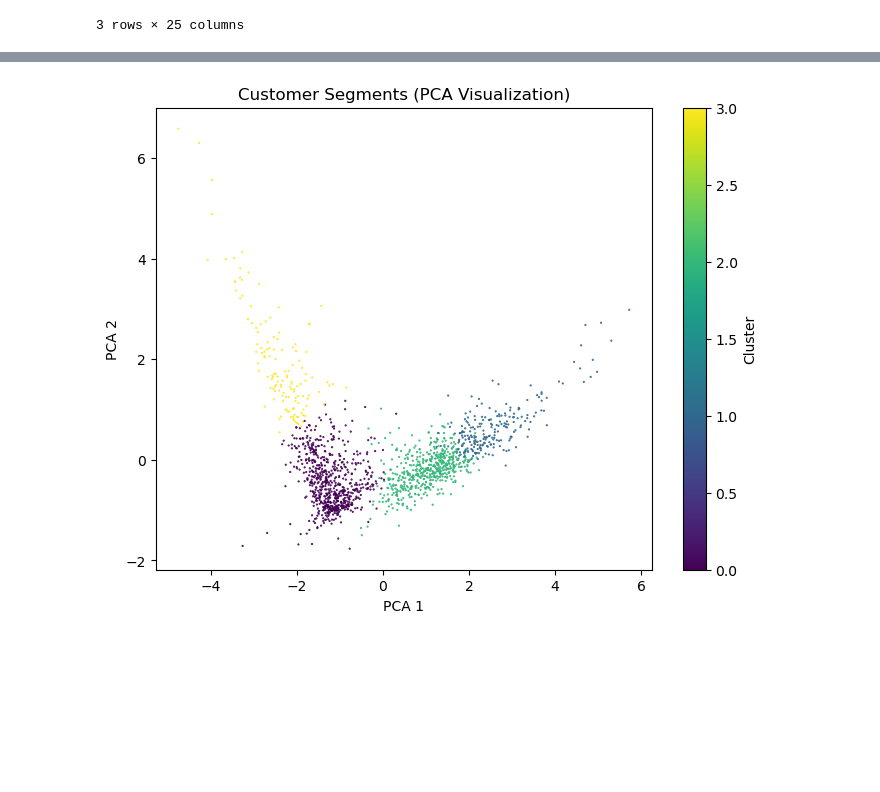
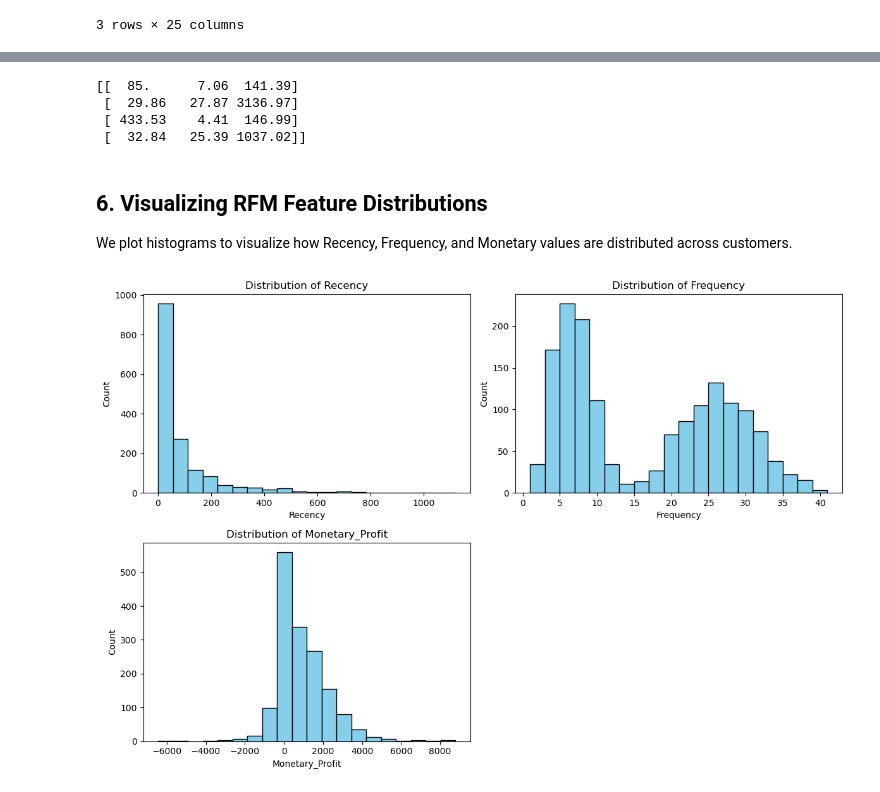
Before and after one commit to alirza81/Customer_Segmentation_Using_RFM_and_KMeans, a Jupyter notebook: notebooks/analysis.ipynb, the cells around one changed output, grey strips where cells are left out. Drawn from its saved outputs; the diff is of its cells as text; code cells hidden in the pictures; blank space fills up the shorter version.

```diff
--- a/notebooks/analysis.ipynb
+++ b/notebooks/analysis.ipynb
@@ -124,15 +156,30 @@ Cluster
-# %%
-from sklearn.decomposition import PCA
-
-pca = PCA(n_components=2)
-components = pca.fit_transform(rfm_scaled)
-
-plt.figure(figsize=(8, 6))
-plt.scatter(components[:, 0], components[:, 1], c=rfm['Cluster'], cmap='viridis', s=0.3)
-plt.xlabel('PCA 1')
-plt.ylabel('PCA 2')
-plt.title('Customer Segments (PCA Visualization)')
-plt.colorbar(label='Cluster')
-plt.show()
-# %% [output]
-[figure, removed]
+# %%
+k_means_cluster_centers = kmeans.cluster_centers_
+centers = scaler.inverse_transform(k_means_cluster_centers).round(2)
+
+print(centers)
+# %% [output]
+[[  85.      7.06  141.39]
+ [  29.86   27.87 3136.97]
+ [ 433.53    4.41  146.99]
+ [  32.84   25.39 1037.02]]
+# %% [markdown]
+## 6. Visualizing RFM Feature Distributions
+
+We plot histograms to visualize how Recency, Frequency, and Monetary values are distributed across customers.
+# %%
+columns = ['Recency', 'Frequency', 'Monetary_Profit']
+
+plt.figure(figsize=(12, 8))
+
+for i, col in enumerate(columns):
+    plt.subplot(2, 2, i+1)
+    plt.hist(rfm[col], bins=20, color='skyblue', edgecolor='black')
+    plt.title(f'Distribution of {col}')
+    plt.xlabel(col)
+    plt.ylabel('Count')
+
+plt.tight_layout()
+plt.show()
+# %% [output]
+[figure, added]
```
Also changed, not shown: parts of 19 cells of this notebook, 4 other files.
